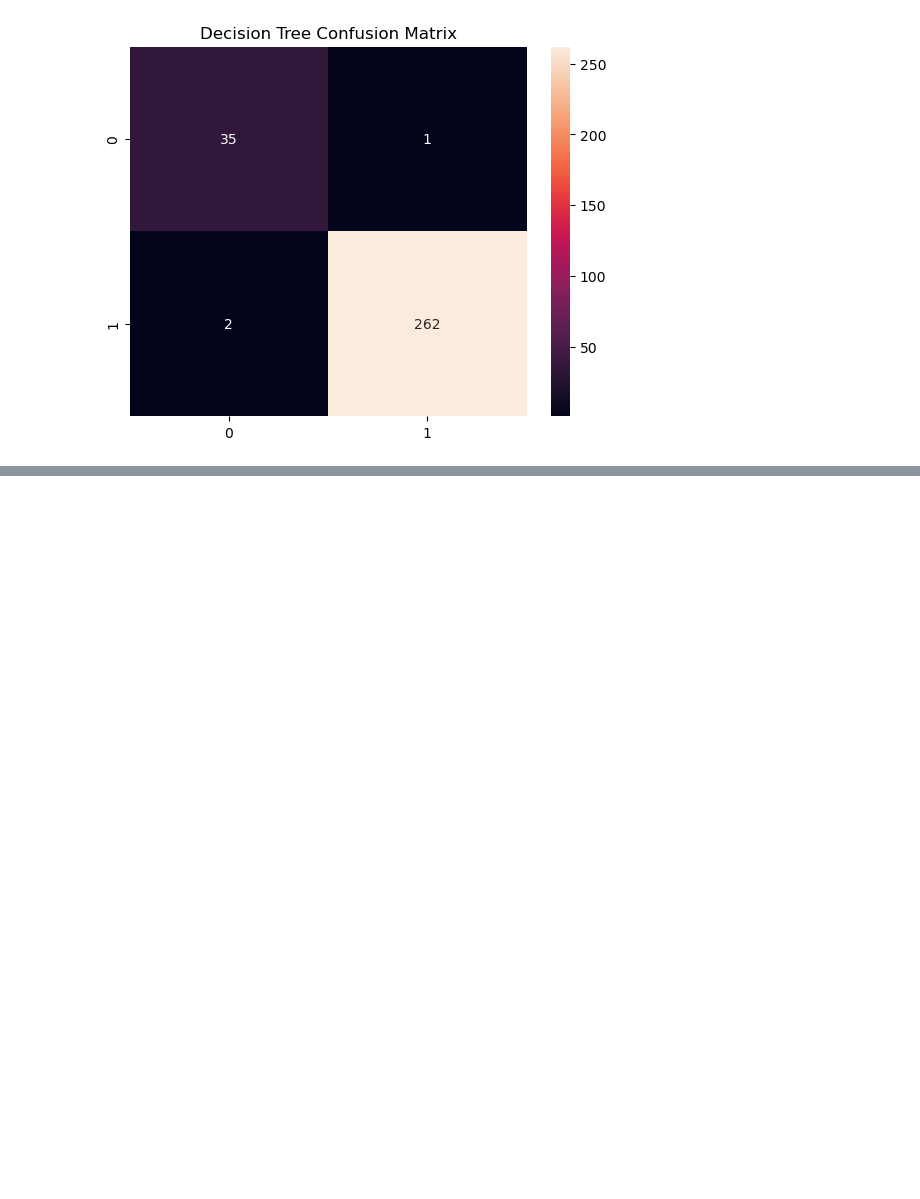
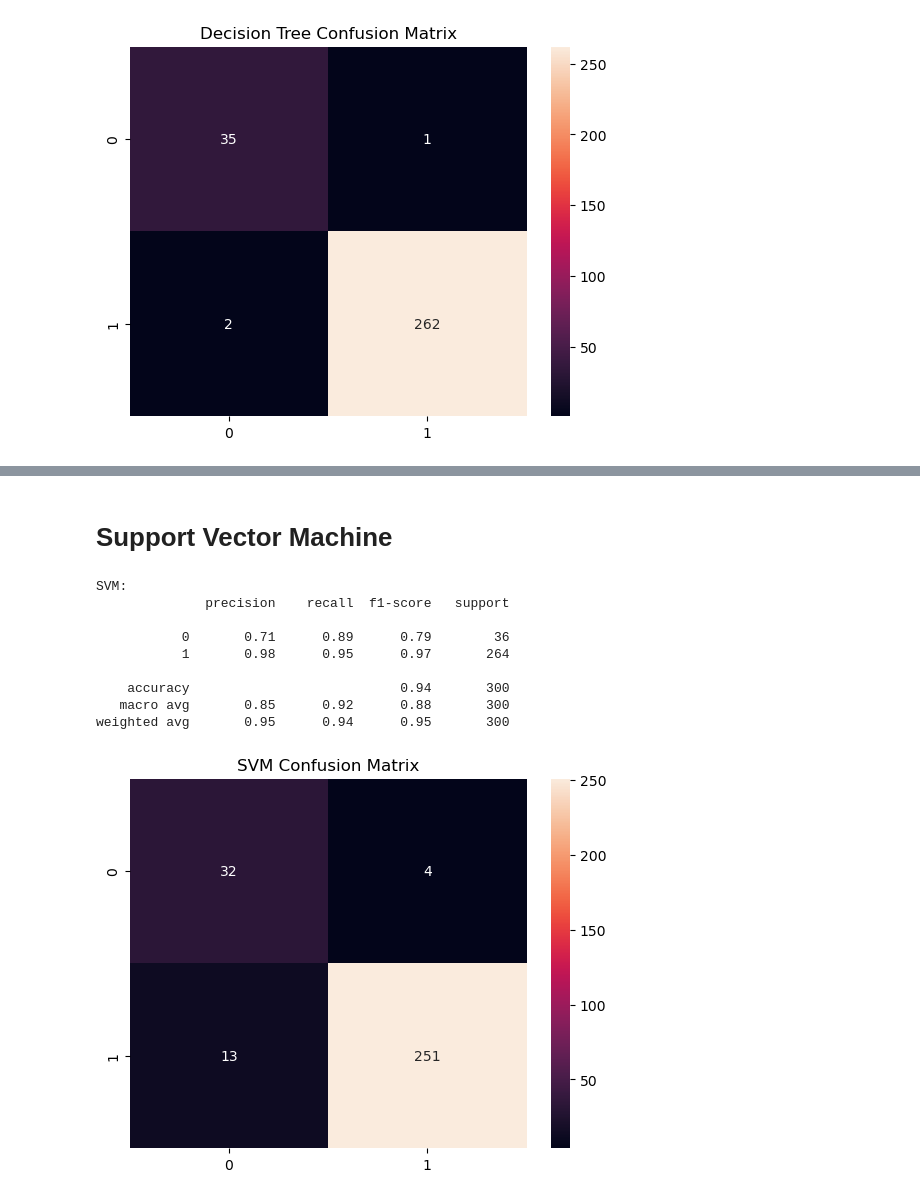
Before and after one commit to fjacobf/IA_project2, a Jupyter notebook: diabetes_prediction.ipynb, the cells around one changed output, grey strips where cells are left out. Saved outputs shown, nothing was run; the diff lists cells and outputs as text; code cells hidden in the pictures; blank space fills up the shorter version.

```diff
--- a/diabetes_prediction.ipynb
+++ b/diabetes_prediction.ipynb
@@ -48,2 +60,3 @@ db.describe()
 # %%
 db['Gender'] = db['Gender'].map({'M': 0, 'F': 1})
+db['CLASS'] = db["CLASS"].map({'N': 0, 'P': 1, 'Y': 1})
@@ -91,0 +157,23 @@ plt.show()
+# %% [markdown]
+# Support Vector Machine
+# %%
+svm_model = SVC(kernel='rbf', random_state=42)
+svm_model.fit(x_res, y_res)
+svm_preds = svm_model.predict(x_test)
+
+print("SVM:")
+print(classification_report(y_test, svm_preds))
+sns.heatmap(confusion_matrix(y_test, svm_preds), annot=True, fmt='d')
+plt.title("SVM Confusion Matrix")
+plt.show()
+# %% [output]
+SVM:
+              precision    recall  f1-score   support
+
+           0       0.71      0.89      0.79        36
+           1       0.98      0.95      0.97       264
+
+    accuracy                           0.94       300
+   macro avg       0.85      0.92      0.88       300
+weighted avg       0.95      0.94      0.95       300
+[figure, added]
```
Also changed, not shown: parts of 26 cells of this notebook.
